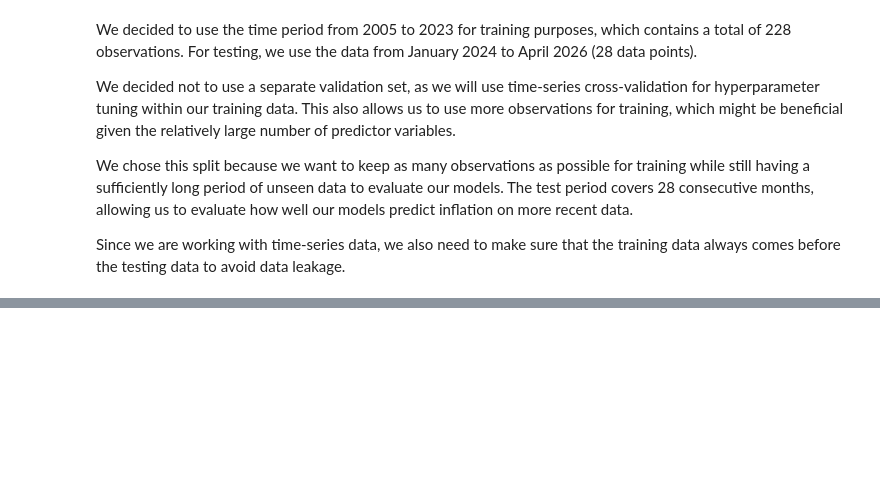
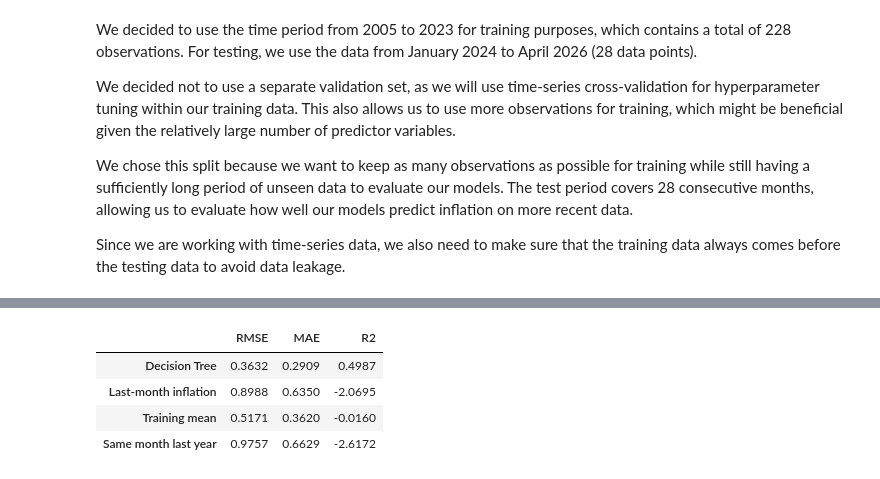
Before and after one commit to LaraEmilie/HKUST-Machine-Learning-Regression-China, a Jupyter notebook: China Inflation.ipynb, the cells around one changed output, grey strips where cells are left out. Cells and saved outputs as stored; diff of their text form; code cells hidden in the pictures; blank space fills up the shorter version.

```diff
--- a/China Inflation.ipynb
+++ b/China Inflation.ipynb
@@ -564,0 +645,25 @@ Since we are working with time-series data, we also need to make sure that the t
+# %%
+benchmark_predictions = {"Decision Tree": dt_test_pred,
+
+    # Predict last month's inflation
+    "Last-month inflation":
+        X_test["INFL_lag1"].to_numpy(dtype=float),
+
+    # Always predict the mean calculated on training data
+    "Training mean":
+        np.full(len(y_test), float(y_train.mean())),
+
+    # Predict inflation observed in the same month one year earlier
+    "Same month last year":
+        X_test["INFL_lag12"].to_numpy(dtype=float)
+}
+
+dt_comparison = pd.DataFrame({name: regression_metrics(y_test, predictions)for name, predictions in benchmark_predictions.items()}).T
+
+display(dt_comparison.round(4))
+# %% [output]
+|  | RMSE | MAE | R2 |
+| Decision Tree | 0.3632 | 0.2909 | 0.4987 |
+| Last-month inflation | 0.8988 | 0.6350 | -2.0695 |
+| Training mean | 0.5171 | 0.3620 | -0.0160 |
+| Same month last year | 0.9757 | 0.6629 | -2.6172 |
```
Also changed, not shown: parts of 9 cells of this notebook.
